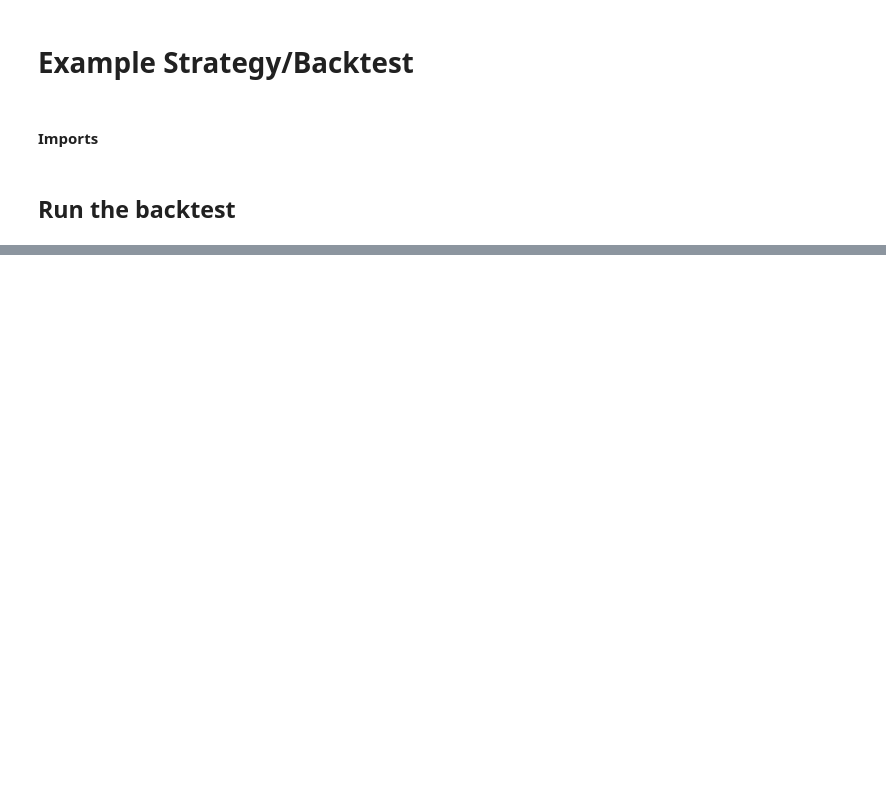
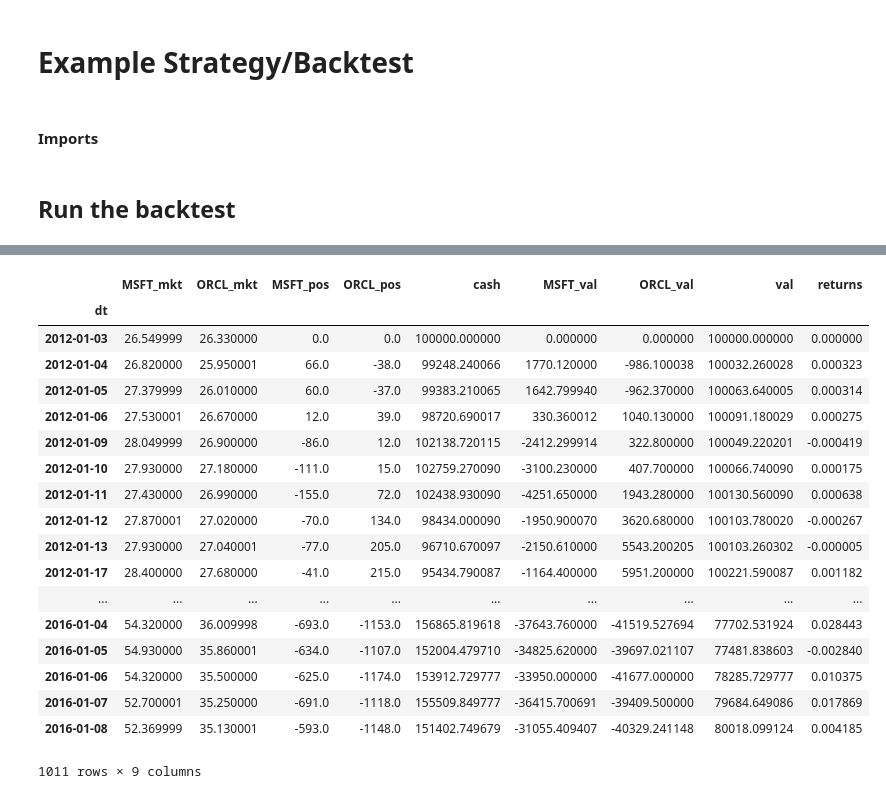
Before and after one commit to FX-Misc/backtester, a Jupyter notebook: notebooks/example.ipynb, the cells around one changed output, grey strips where cells are left out. Cells and saved outputs as stored; diff of their text form; code cells hidden in the pictures; blank space fills up the shorter version.

```diff
--- a/notebooks/example.ipynb
+++ b/notebooks/example.ipynb
@@ -38,3 +40,25 @@ Running backtest with params:{'START': '1/1/2012 00:00', 'EXECUTION': 'StockBack
+# %%
+display(strategy.time_series)
+# %% [output]
+|  | MSFT_mkt | ORCL_mkt | MSFT_pos | ORCL_pos | cash | MSFT_val | ORCL_val | val | returns |
+| dt |  |  |  |  |  |  |  |  |  |
+| 2012-01-03 | 26.549999 | 26.330000 | 0.0 | 0.0 | 100000.000000 | 0.000000 | 0.000000 | 100000.000000 | 0.000000 |
+| 2012-01-04 | 26.820000 | 25.950001 | 66.0 | -38.0 | 99248.240066 | 1770.120000 | -986.100038 | 100032.260028 | 0.000323 |
+| 2012-01-05 | 27.379999 | 26.010000 | 60.0 | -37.0 | 99383.210065 | 1642.799940 | -962.370000 | 100063.640005 | 0.000314 |
+| 2012-01-06 | 27.530001 | 26.670000 | 12.0 | 39.0 | 98720.690017 | 330.360012 | 1040.130000 | 100091.180029 | 0.000275 |
+| 2012-01-09 | 28.049999 | 26.900000 | -86.0 | 12.0 | 102138.720115 | -2412.299914 | 322.800000 | 100049.220201 | -0.000419 |
+| 2012-01-10 | 27.930000 | 27.180000 | -111.0 | 15.0 | 102759.270090 | -3100.230000 | 407.700000 | 100066.740090 | 0.000175 |
+| 2012-01-11 | 27.430000 | 26.990000 | -155.0 | 72.0 | 102438.930090 | -4251.650000 | 1943.280000 | 100130.560090 | 0.000638 |
+| 2012-01-12 | 27.870001 | 27.020000 | -70.0 | 134.0 | 98434.000090 | -1950.900070 | 3620.680000 | 100103.780020 | -0.000267 |
+| 2012-01-13 | 27.930000 | 27.040001 | -77.0 | 205.0 | 96710.670097 | -2150.610000 | 5543.200205 | 100103.260302 | -0.000005 |
+| 2012-01-17 | 28.400000 | 27.680000 | -41.0 | 215.0 | 95434.790087 | -1164.400000 | 5951.200000 | 100221.590087 | 0.001182 |
+| ... | ... | ... | ... | ... | ... | ... | ... | ... | ... |
+| 2016-01-04 | 54.320000 | 36.009998 | -693.0 | -1153.0 | 156865.819618 | -37643.760000 | -41519.527694 | 77702.531924 | 0.028443 |
+| 2016-01-05 | 54.930000 | 35.860001 | -634.0 | -1107.0 | 152004.479710 | -34825.620000 | -39697.021107 | 77481.838603 | -0.002840 |
+| 2016-01-06 | 54.320000 | 35.500000 | -625.0 | -1174.0 | 153912.729777 | -33950.000000 | -41677.000000 | 78285.729777 | 0.010375 |
+| 2016-01-07 | 52.700001 | 35.250000 | -691.0 | -1118.0 | 155509.849777 | -36415.700691 | -39409.500000 | 79684.649086 | 0.017869 |
+| 2016-01-08 | 52.369999 | 35.130001 | -593.0 | -1148.0 | 151402.749679 | -31055.409407 | -40329.241148 | 80018.099124 | 0.004185 |
+1011 rows × 9 columns
 # %%
 # print tabulate.tabulate(strategy.time_series, headers='keys', tablefmt='pipe')
 # holdings_fig = plt.figure()
```
Also changed, not shown: parts of 3 cells of this notebook, 5 other files.
